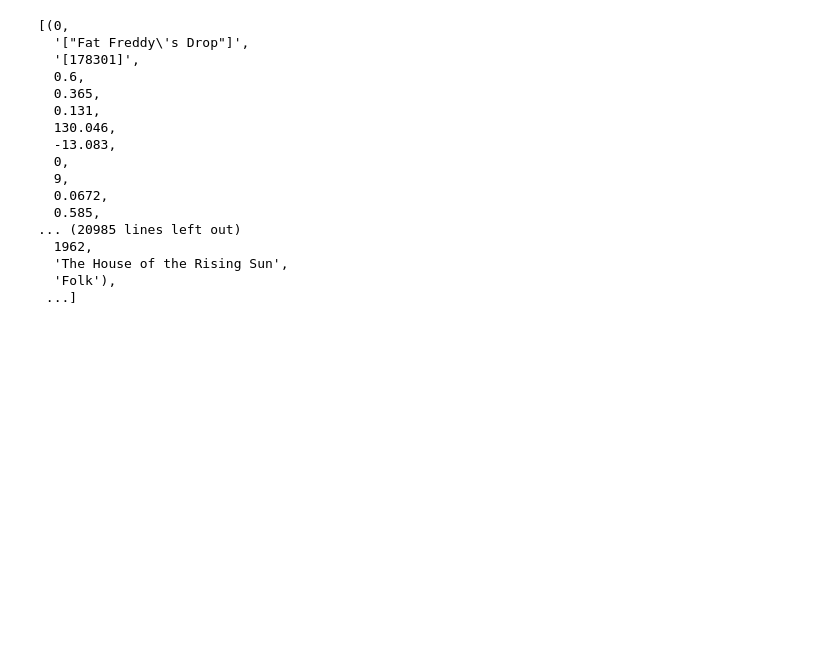
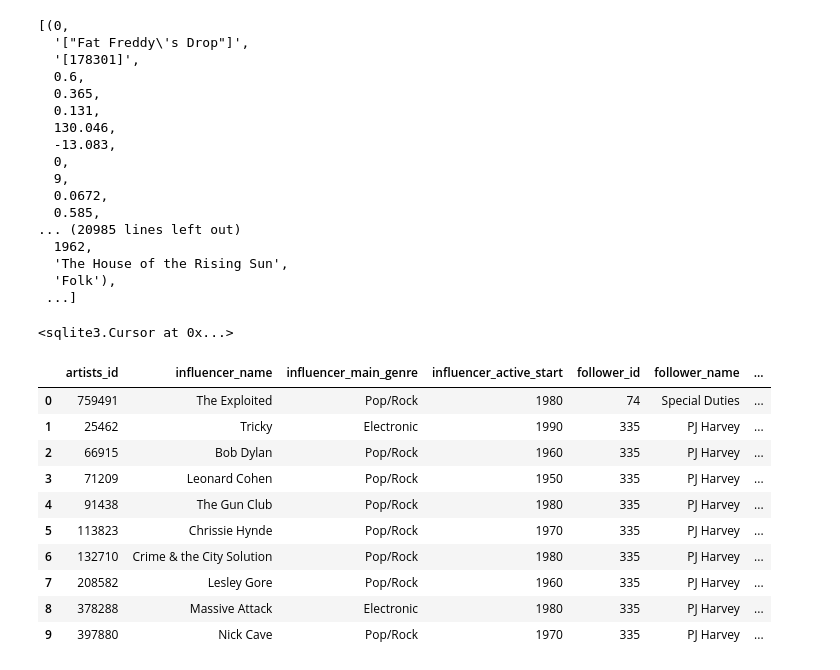
Before and after one commit to Yunaka1269/Musiconomics, a Jupyter notebook: SQLite_Spotify.ipynb, the cells around one changed output. Saved outputs shown, nothing was run; the diff lists cells and outputs as text; code cells hidden in the pictures; blank space fills up the shorter version.

Commit message:
Load influencer csv data into Pandas DataFrame

```diff
--- a/SQLite_Spotify.ipynb
+++ b/SQLite_Spotify.ipynb
@@ -82,3 +82,34 @@ c.execute('''SELECT * FROM music''').fetchall() # fetchall() returns an array of
   'The House of the Rising Sun',
   'Folk'),
  ...]
+# %%
+# Execute query to create influencer table and associated columns
+
+c.execute('''CREATE TABLE influencer (artists_id int,
+                                     influencer_name,
+                                     influencer_main_genre,
+                                     influencer_active_start,
+                                     follower_id,
+                                     follower_name,
+                                     follower_main_genre,
+                                     follower_active_start)''')
+# %% [output]
+<sqlite3.Cursor at 0x...>
+# %%
+# Load influence_data csv into SQLite table
+
+# load the data into a Pandas DataFrame
+influencer = pd.read_csv('influence_data.csv')
+influencer.head(10)
+# %% [output]
+|  | artists_id | influencer_name | influencer_main_genre | influencer_active_start | follower_id | follower_name | ... |
+| 0 | 759491 | The Exploited | Pop/Rock | 1980 | 74 | Special Duties | ... |
+| 1 | 25462 | Tricky | Electronic | 1990 | 335 | PJ Harvey | ... |
+| 2 | 66915 | Bob Dylan | Pop/Rock | 1960 | 335 | PJ Harvey | ... |
+| 3 | 71209 | Leonard Cohen | Pop/Rock | 1950 | 335 | PJ Harvey | ... |
+| 4 | 91438 | The Gun Club | Pop/Rock | 1980 | 335 | PJ Harvey | ... |
+| 5 | 113823 | Chrissie Hynde | Pop/Rock | 1970 | 335 | PJ Harvey | ... |
+| 6 | 132710 | Crime & the City Solution | Pop/Rock | 1980 | 335 | PJ Harvey | ... |
+| 7 | 208582 | Lesley Gore | Pop/Rock | 1960 | 335 | PJ Harvey | ... |
+| 8 | 378288 | Massive Attack | Electronic | 1980 | 335 | PJ Harvey | ... |
+| 9 | 397880 | Nick Cave | Pop/Rock | 1970 | 335 | PJ Harvey | ... |
```
